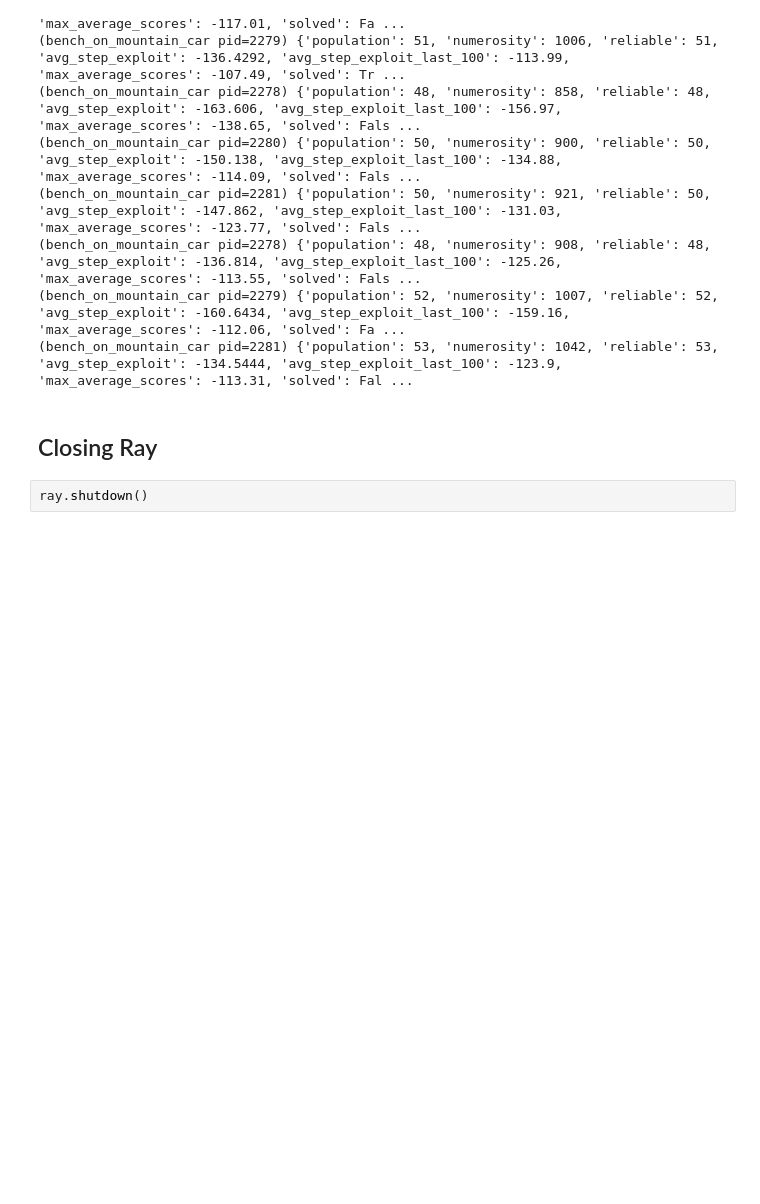
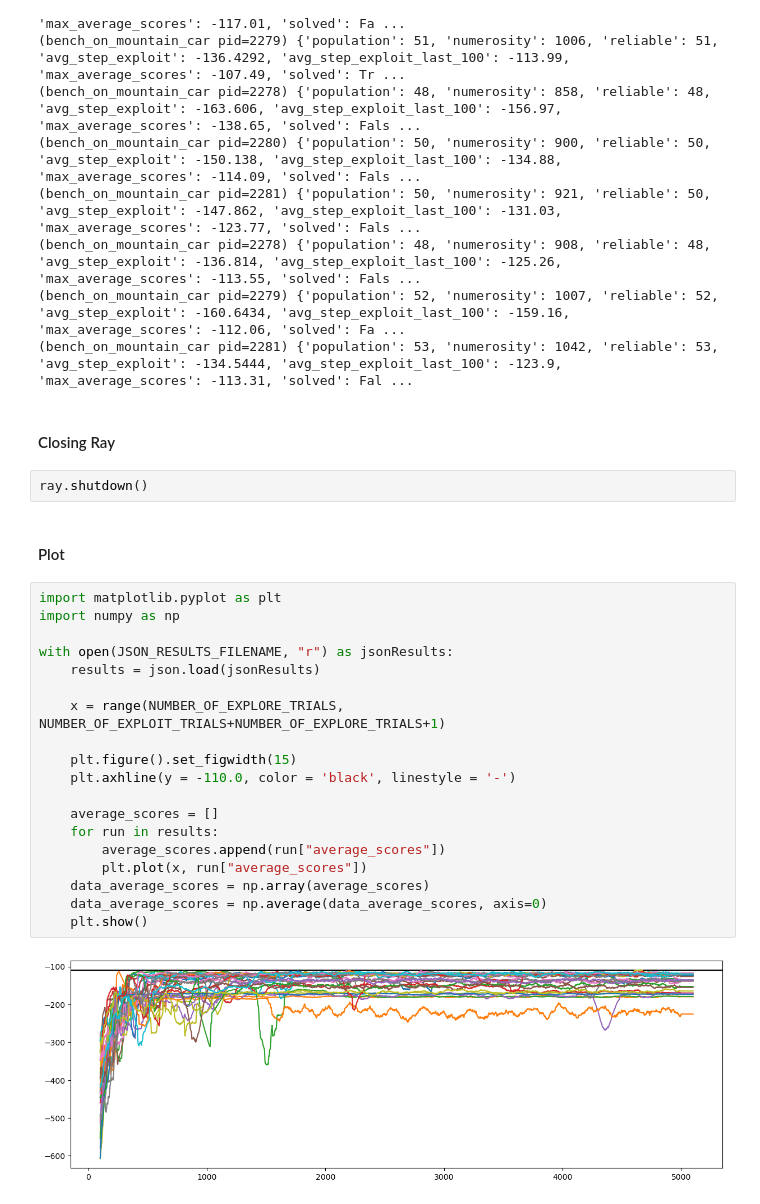
Before and after one commit to RomainOr/Reasoning-with-ALCS, a Jupyter notebook: my_examples/MountainCar - Bench - Beacs.ipynb, the cells around one changed output. Saved outputs shown, nothing was run; the diff lists cells and outputs as text; blank space fills up the shorter version.

```diff
--- a/my_examples/MountainCar - Bench - Beacs.ipynb
+++ b/my_examples/MountainCar - Bench - Beacs.ipynb
@@ -209,6 +209,29 @@ jsonFile.close()
 (bench_on_mountain_car pid=2279) {'population': 52, 'numerosity': 1007, 'reliable': 52, 'avg_step_exploit': -160.6434, 'avg_step_exploit_last_100': -159.16, 'max_average_scores': -112.06, 'solved': Fa ...
 (bench_on_mountain_car pid=2281) {'population': 53, 'numerosity': 1042, 'reliable': 53, 'avg_step_exploit': -134.5444, 'avg_step_exploit_last_100': -123.9, 'max_average_scores': -113.31, 'solved': Fal ...
 # %% [markdown]
-## Closing Ray
+#### Closing Ray
 # %%
 ray.shutdown()
+# %% [markdown]
+#### Plot
+# %%
+import matplotlib.pyplot as plt
+import numpy as np
+
+with open(JSON_RESULTS_FILENAME, "r") as jsonResults:
+	results = json.load(jsonResults)
+
+	x = range(NUMBER_OF_EXPLORE_TRIALS, NUMBER_OF_EXPLOIT_TRIALS+NUMBER_OF_EXPLORE_TRIALS+1)
+
+	plt.figure().set_figwidth(15)
+	plt.axhline(y = -110.0, color = 'black', linestyle = '-')
+
+	average_scores = []
+	for run in results:
+		average_scores.append(run["average_scores"])
+		plt.plot(x, run["average_scores"])
+	data_average_scores = np.array(average_scores)
+	data_average_scores = np.average(data_average_scores, axis=0)
+	plt.show()
+# %% [output]
+[figure, added]
```
Also changed, not shown: parts of 1 cell of this notebook, 2 other files.
